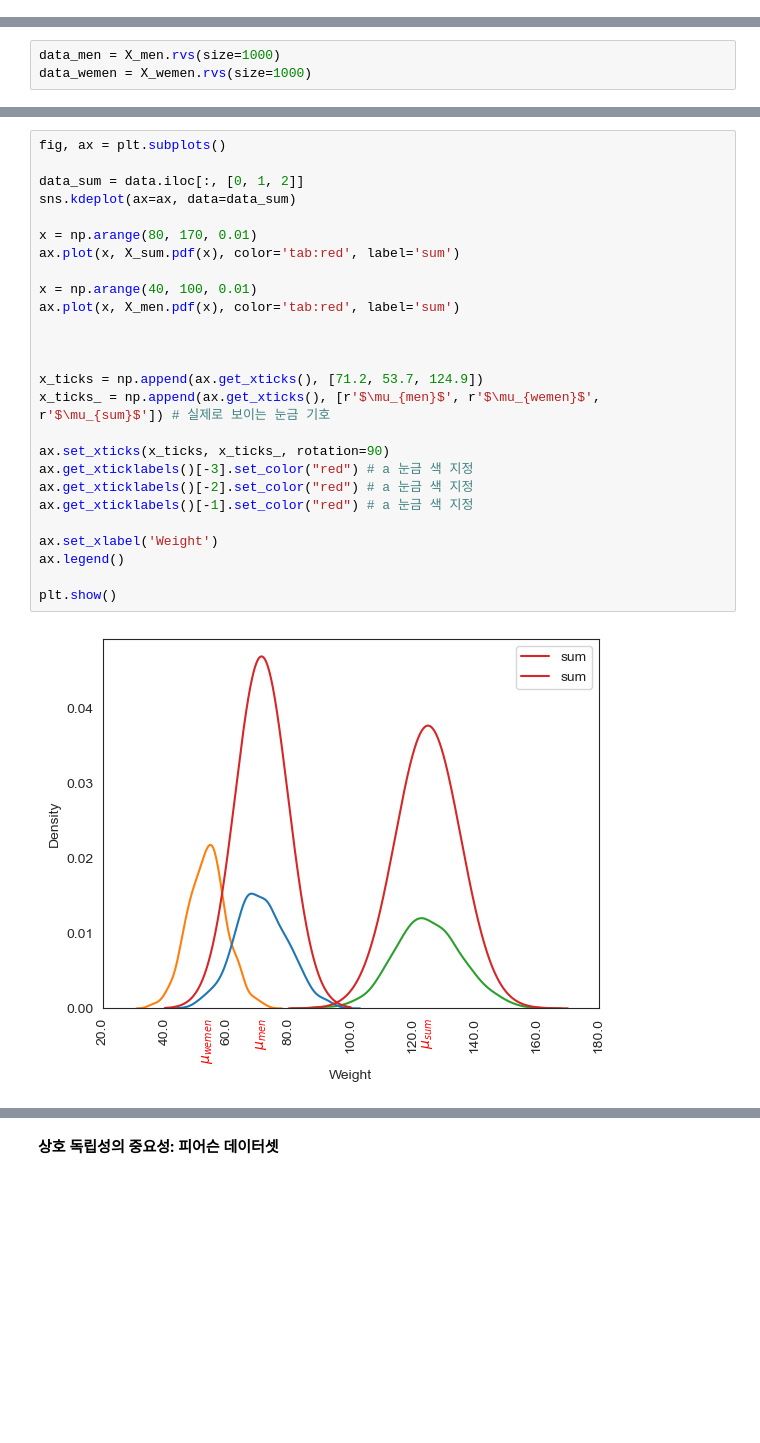
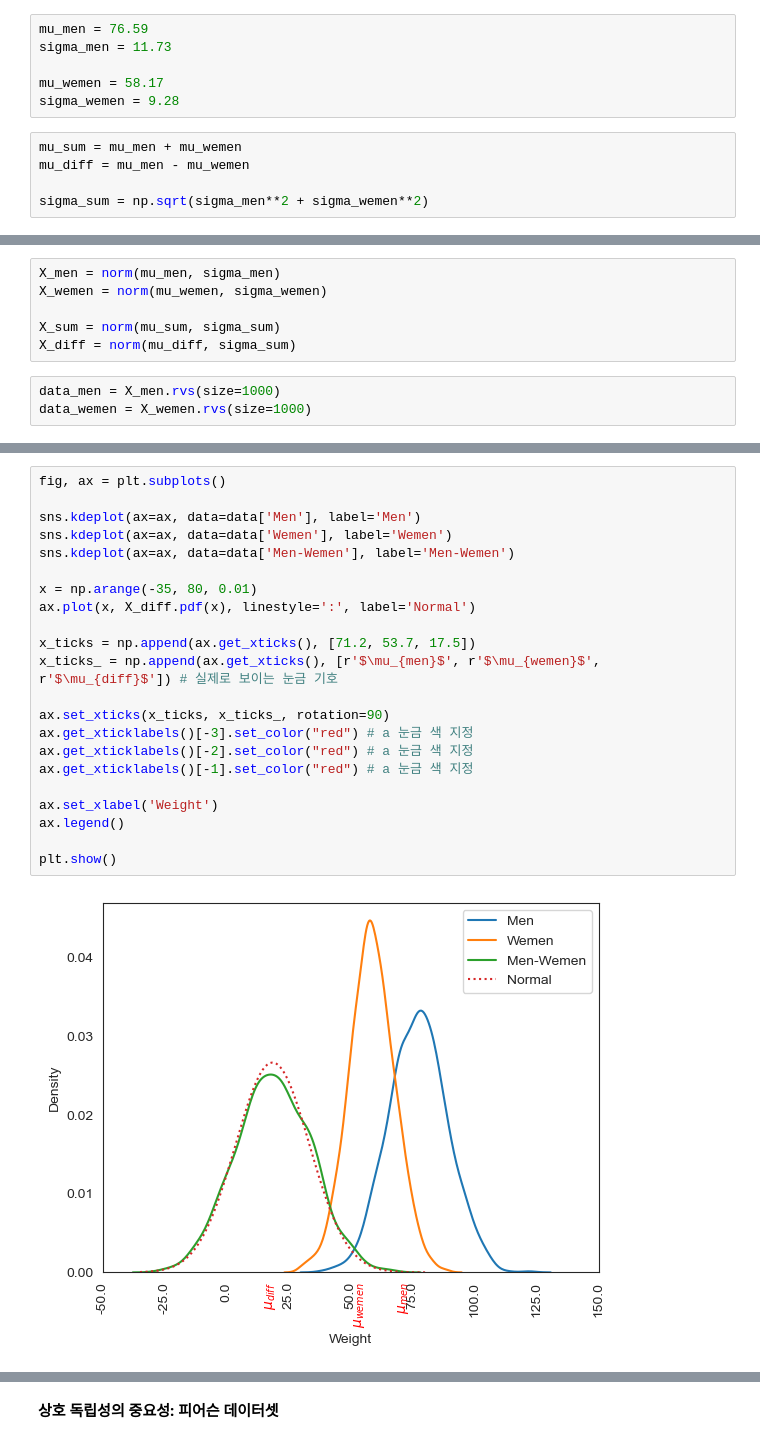
Before and after one commit to codingalzi/DataSci, a Jupyter notebook: jupyter-book/_build/jupyter_execute/sampling_distribution.ipynb, the cells around one changed output, grey strips where cells are left out. Drawn from its saved outputs; the diff is of its cells as text; blank space fills up the shorter version.

```diff
--- a/jupyter-book/_build/jupyter_execute/sampling_distribution.ipynb
+++ b/jupyter-book/_build/jupyter_execute/sampling_distribution.ipynb
@@ -191,0 +182,11 @@ X_diff = norm(17.5, 10.58)
+# %%
+mu_men = 76.59
+sigma_men = 11.73
+
+mu_wemen = 58.17
+sigma_wemen = 9.28
+# %%
+mu_sum = mu_men + mu_wemen
+mu_diff = mu_men - mu_wemen
+
+sigma_sum = np.sqrt(sigma_men**2 + sigma_wemen**2)
@@ -192,3 +201,9 @@ X_diff = norm(17.5, 10.58)
+# %%
+X_men = norm(mu_men, sigma_men)
+X_wemen = norm(mu_wemen, sigma_wemen)
+
+X_sum = norm(mu_sum, sigma_sum)
+X_diff = norm(mu_diff, sigma_sum)
 # %%
 data_men = X_men.rvs(size=1000)
 data_wemen = X_wemen.rvs(size=1000)
@@ -230,28 +279,24 @@ data
 # %%
 fig, ax = plt.subplots()
 
-data_sum = data.iloc[:, [0, 1, 2]]
-sns.kdeplot(ax=ax, data=data_sum)
+sns.kdeplot(ax=ax, data=data['Men'], label='Men')
+sns.kdeplot(ax=ax, data=data['Wemen'], label='Wemen')
+sns.kdeplot(ax=ax, data=data['Men-Wemen'], label='Men-Wemen')
 
-x = np.arange(80, 170, 0.01)
-ax.plot(x, X_sum.pdf(x), color='tab:red', label='sum')
+x = np.arange(-35, 80, 0.01)
+ax.plot(x, X_diff.pdf(x), linestyle=':', label='Normal')
 
-x = np.arange(40, 100, 0.01)
-ax.plot(x, X_men.pdf(x), color='tab:red', label='sum')
-
-
-
-x_ticks = np.append(ax.get_xticks(), [71.2, 53.7, 124.9])
-x_ticks_ = np.append(ax.get_xticks(), [r'$\mu_{men}$', r'$\mu_{wemen}$', r'$\mu_{sum}$']) # 실제로 보이는 눈금 기호
+x_ticks = np.append(ax.get_xticks(), [71.2, 53.7, 17.5])
+x_ticks_ = np.append(ax.get_xticks(), [r'$\mu_{men}$', r'$\mu_{wemen}$', r'$\mu_{diff}$']) # 실제로 보이는 눈금 기호
 
 ax.set_xticks(x_ticks, x_ticks_, rotation=90)
 ax.get_xticklabels()[-3].set_color("red") # a 눈금 색 지정
 ax.get_xticklabels()[-2].set_color("red") # a 눈금 색 지정
 ax.get_xticklabels()[-1].set_color("red") # a 눈금 색 지정
 
 ax.set_xlabel('Weight')
 ax.legend()
 
 plt.show()
 # %% [output]
-[figure, old version]
+[figure, new version]
```
Also changed, not shown: parts of 17 cells of this notebook, 13 other files.
